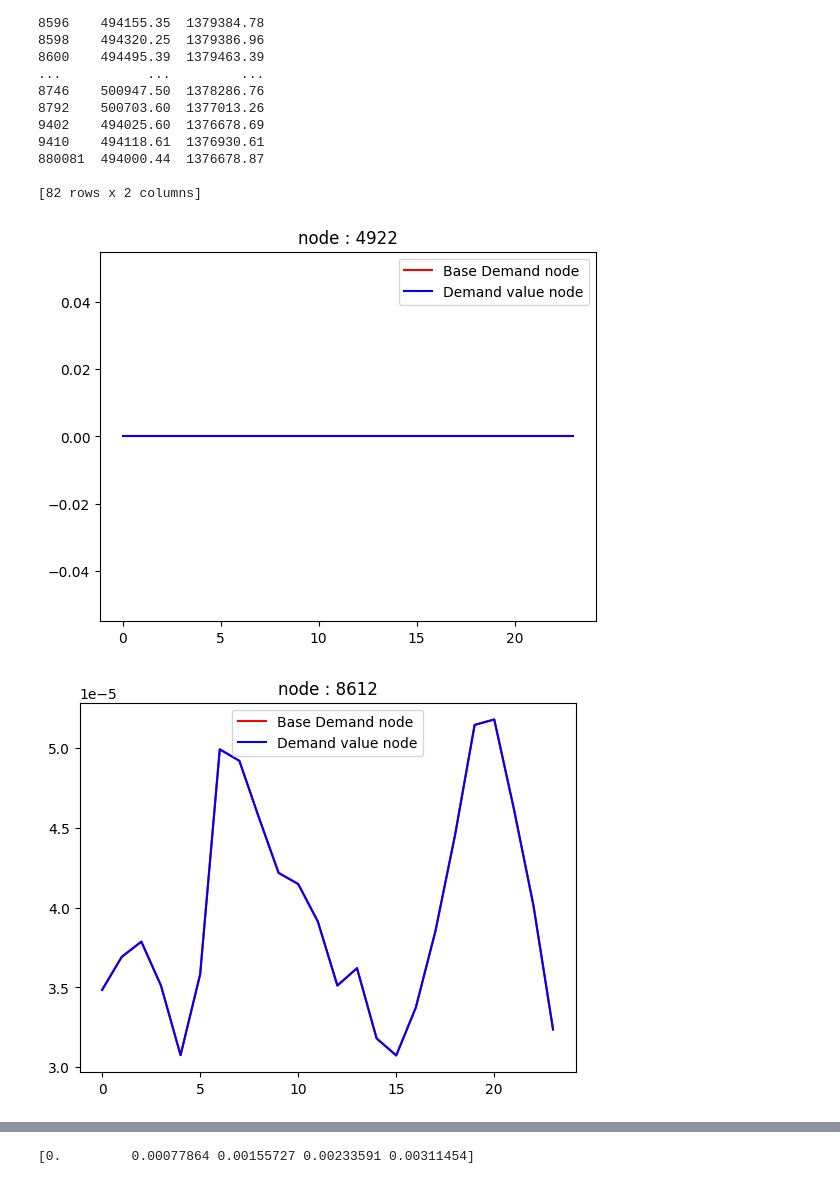
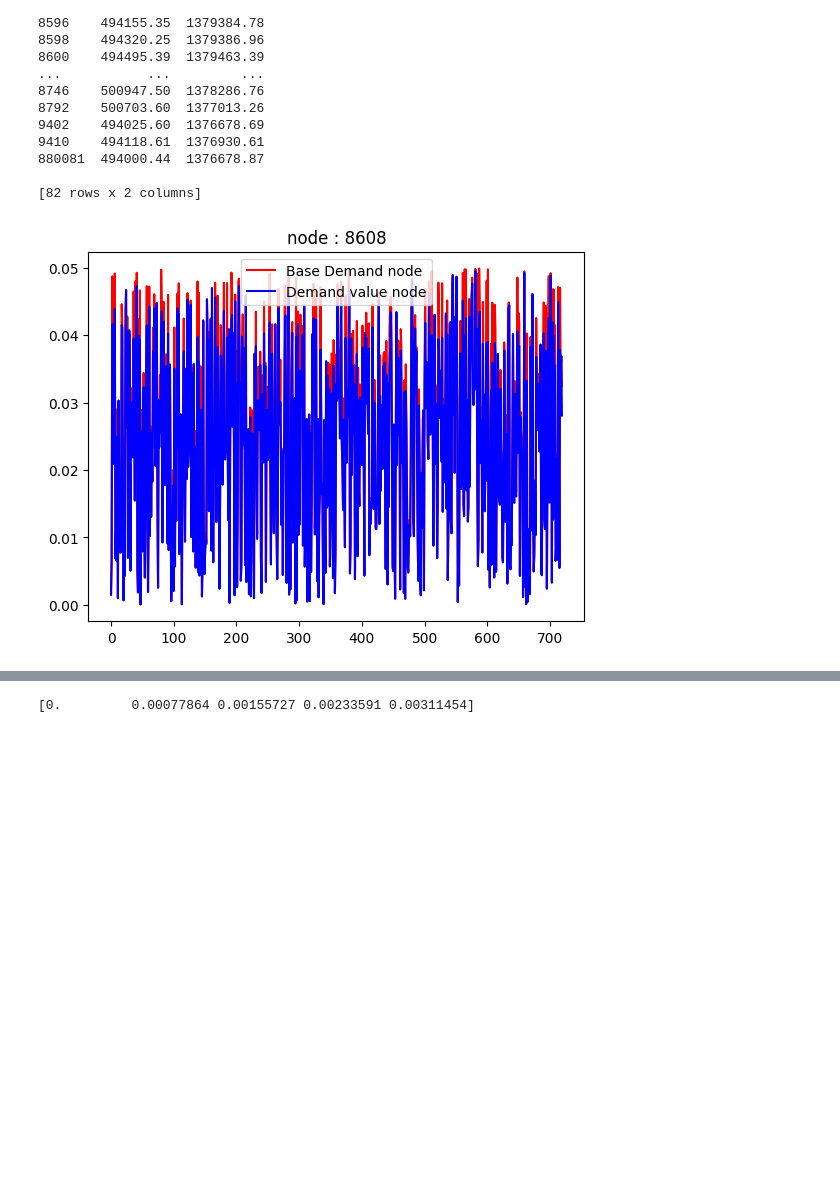
Before and after one commit to WITS-Restart/WDN-Dataset-Workbench, a Jupyter notebook: plot-analysis/plot-demand.ipynb, the cells around one changed output, grey strips where cells are left out. Drawn from its saved outputs; the diff is of its cells as text; code cells hidden in the pictures; blank space fills up the shorter version.

Commit message:
update dataset and analysis script

```diff
--- a/plot-analysis/plot-demand.ipynb
+++ b/plot-analysis/plot-demand.ipynb
@@ -14,3 +6,16 @@ wdn = pd.read_csv(root_path + save_csv_path + file_1, sep=';')
+# %%
+root_path = '..'
+
+# save_csv_path = f'/networks/dataset-network-out/NET_3/h_24/'
+# file_1 = 'NET_3_bd_pattern_h_24_leak_area_0_nodes.csv'
+#
+# save_csv_path = f'/networks/dataset-network-out/NET_3/h_720/'
+# file_1 = 'NET_3_bd_pattern_h_720_leak_area_0_nodes.csv'
+
+save_csv_path = f'/networks/dataset-network-out/NET_3/h_720/'
+file_1 = 'NET_3_bd_0_05_h_720_leak_area_0_nodes.csv'
+
+wdn = pd.read_csv(root_path + save_csv_path + file_1, sep=';')
 # %%
 #inspect data structure
 #head and columns
@@ -273,32 +245,31 @@ nodeID
 [82 rows x 2 columns]
 # %%
 figureIndex = 0
-# nodeListValue=[8608]
-nodeListValue = wdn['nodeID'].unique()
+nodeListValue=[8608]
+# nodeListValue = wdn['nodeID'].unique()
 
 for node in nodeListValue:
 
     if figureIndex%10==0:
 
       fig = plt.figure(figureIndex)
       # print("node : ", node)
       dataToPlot = wdn.loc[(wdn['nodeID'] == node)]
       # print(dataToPlot)
       baseDemandToPlot = dataToPlot['base_demand'].values #*  3.785412 * 60
       # leakDemandToPlot = dataToPlot['leak_demand_value'].values #*  3.785412 * 60
       demandToPlot = dataToPlot['demand_value'].values #*  3.785412 * 60
 
       xs = np.arange(len(demandToPlot))
 
       plt.plot(xs, baseDemandToPlot,  'r', label='Base Demand node')
       plt.plot(xs, demandToPlot,  'b', label='Demand value node')
       # plt.plot(xs, leakDemandToPlot, label='Leak Demand value node')
       plt.title("node : "+ str(node))
       plt.legend()
 
     figureIndex += 1
 
 plt.show()
 # %% [output]
-[figure, old version]
+[figure, new version]
-[figure, removed]
```
Also changed, not shown: parts of 18 cells of this notebook, 14 other files.
